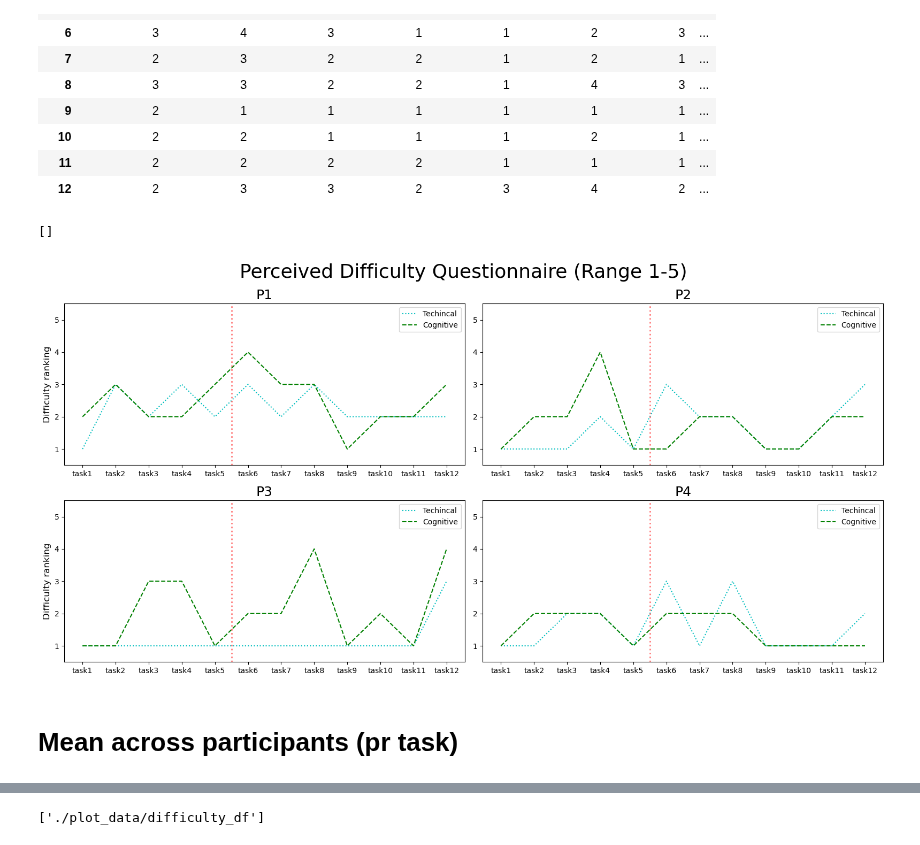
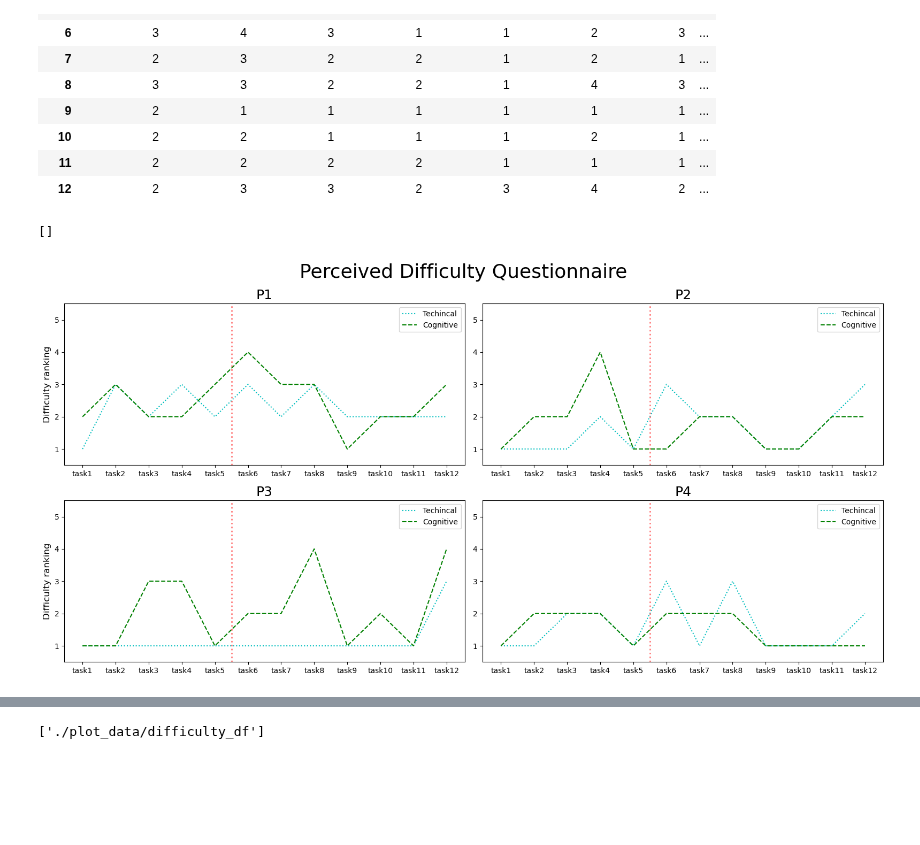
Before and after one commit to wnetzel/Pilot-Study, a Jupyter notebook: Notebooks/Questionnaire.ipynb, the cells around one changed output, grey strips where cells are left out. Cells and saved outputs as stored; diff of their text form; code cells hidden in the pictures; blank space fills up the shorter version.

```diff
--- a/Notebooks/Questionnaire.ipynb
+++ b/Notebooks/Questionnaire.ipynb
@@ -32,7 +32,7 @@ labels = joblib.load("./plot_data/labels")
 # %%
 fig, ax = plt.subplots(2,2,figsize=(16,8))
 
-fig.suptitle('Perceived Difficulty Questionnaire (Range 1-5)', fontsize=26)
+fig.suptitle('Perceived Difficulty Questionnaire', fontsize=26)
 
 ax[0,0].plot(labels, difficulty_df['P1_technical'], ':c', label='Techincal')
 ax[0,0].plot(labels, difficulty_df['P1_cognitive'], '--g', label='Cognitive')
@@ -51,33 +51,31 @@ ax[0,1].set_ylim(0.5,5.5)
 ax[1,0].set_ylim(0.5,5.5)
 ax[1,1].set_ylim(0.5,5.5)
 
 ax[0,0].set_title("P1", fontsize=18)
 ax[0,1].set_title("P2", fontsize=18)
 ax[1,0].set_title("P3", fontsize=18)
 ax[1,1].set_title("P4", fontsize=18)
 
 ax[0,0].set_ylabel('Difficulty ranking', fontsize=12)
 ax[1,0].set_ylabel('Difficulty ranking', fontsize=12)
 
 # Border between Impro and Scales
 ax[0,0].axvline(x=4.5, ls=':', lw=2, c='r', alpha=0.5)
 ax[0,1].axvline(x=4.5, ls=':', lw=2, c='r', alpha=0.5)
 ax[1,0].axvline(x=4.5, ls=':', lw=2, c='r', alpha=0.5)
 ax[1,1].axvline(x=4.5, ls=':', lw=2, c='r', alpha=0.5)
 
 ax[0,0].legend()
 ax[0,1].legend()
 ax[1,0].legend()
 ax[1,1].legend()
 
 # Only ticks from 1-5
 ax[0,0].set_yticks(np.arange(1, 6))
 
 plt.tight_layout()
 plt.savefig("./plots/quest_results.pdf")
 plt.plot()
 # %% [output]
 []
-[figure, old version]
+[figure, new version]
-# %% [markdown]
-# Mean across participants (pr task)
```
Also changed, not shown: parts of 11 cells of this notebook, 2 other files.
